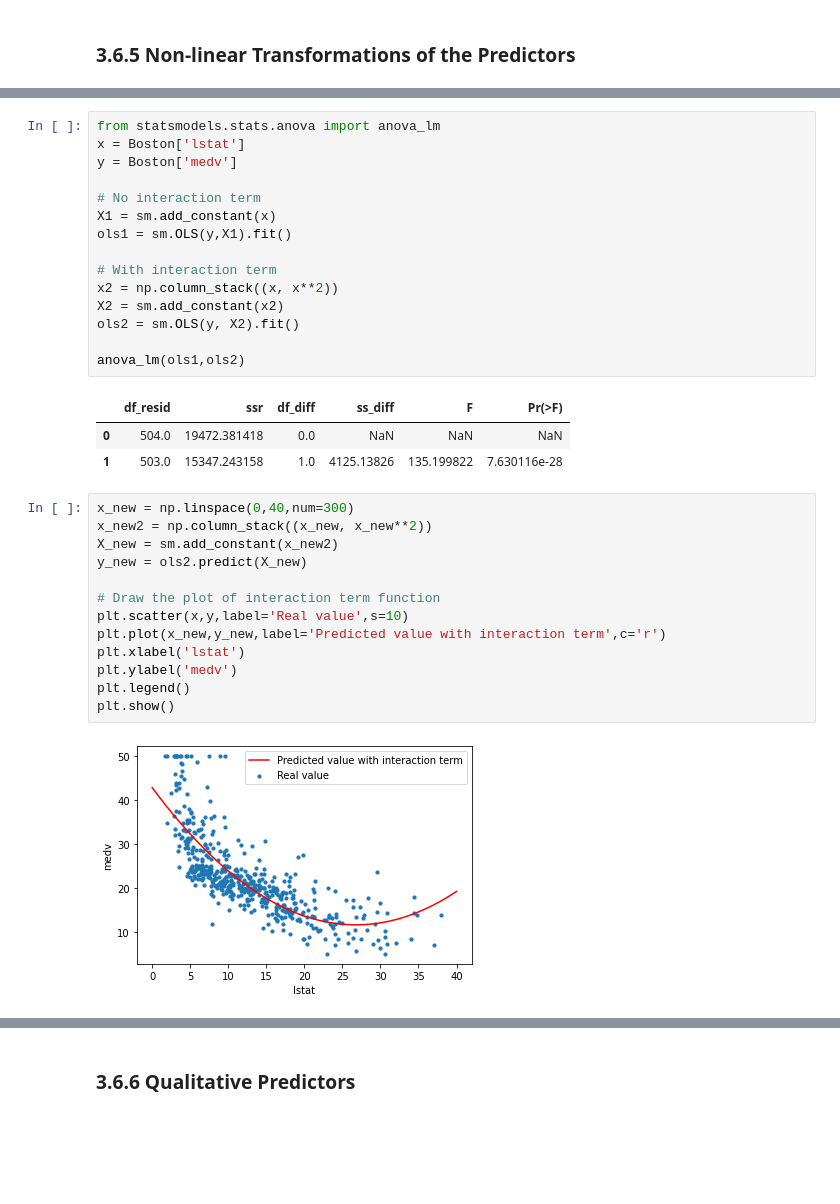
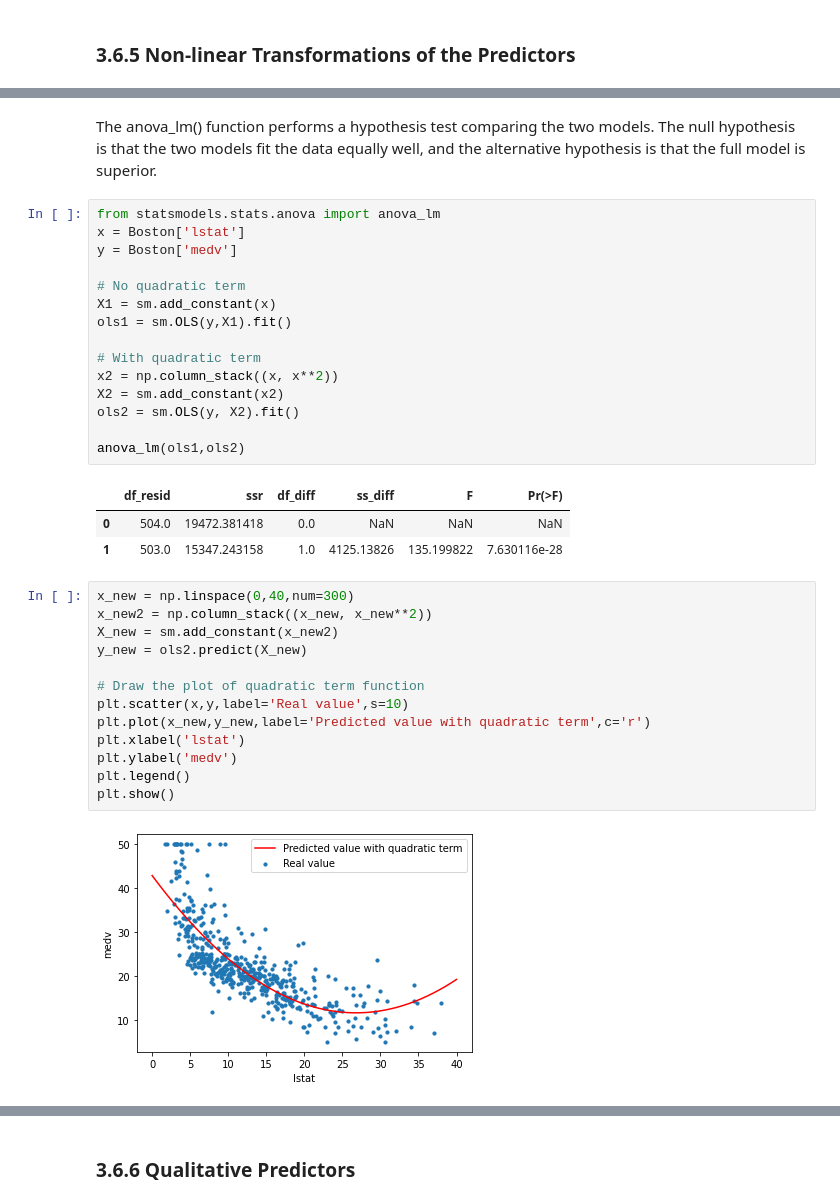
Before and after one commit to WHUFT/WHU_FinTech_Workshop, a Jupyter notebook: 10-研究方法学习班/12-机器学习/02-线性回归/3 线性回归.ipynb, the cells around one changed output, grey strips where cells are left out. Drawn from its saved outputs; the diff is of its cells as text; blank space fills up the shorter version.

```diff
--- a/10-研究方法学习班/12-机器学习/02-线性回归/3 线性回归.ipynb
+++ b/10-研究方法学习班/12-机器学习/02-线性回归/3 线性回归.ipynb
@@ -1076,16 +1099,18 @@ Warnings:
 [1] Standard Errors assume that the covariance matrix of the errors is correctly specified.
 [2] The condition number is large, 5.2e+04. This might indicate that there are
 strong multicollinearity or other numerical problems.
+# %% [markdown]
+The anova_lm() function performs a hypothesis test comparing the two models. The null hypothesis is that the two models ﬁt the data equally well, and the alternative hypothesis is that the full model is superior.
 # %%
 from statsmodels.stats.anova import anova_lm
 x = Boston['lstat']
 y = Boston['medv']
 
-# No interaction term
+# No quadratic term
 X1 = sm.add_constant(x)
 ols1 = sm.OLS(y,X1).fit()
 
-# With interaction term
+# With quadratic term
 x2 = np.column_stack((x, x**2))
 X2 = sm.add_constant(x2)
 ols2 = sm.OLS(y, X2).fit()
@@ -1098,18 +1123,18 @@ anova_lm(ols1,ols2)
 # %%
 x_new = np.linspace(0,40,num=300)
 x_new2 = np.column_stack((x_new, x_new**2))
 X_new = sm.add_constant(x_new2)
 y_new = ols2.predict(X_new)
 
-# Draw the plot of interaction term function
+# Draw the plot of quadratic term function
 plt.scatter(x,y,label='Real value',s=10)
-plt.plot(x_new,y_new,label='Predicted value with interaction term',c='r')
+plt.plot(x_new,y_new,label='Predicted value with quadratic term',c='r')
 plt.xlabel('lstat')
 plt.ylabel('medv')
 plt.legend()
 plt.show()
 # %% [output]
-[figure, old version]
+[figure, new version]
 # %%
 x = np.log(Boston['lstat']) # log(x)
 y = Boston['medv']
```
Also changed, not shown: parts of 14 cells of this notebook.
